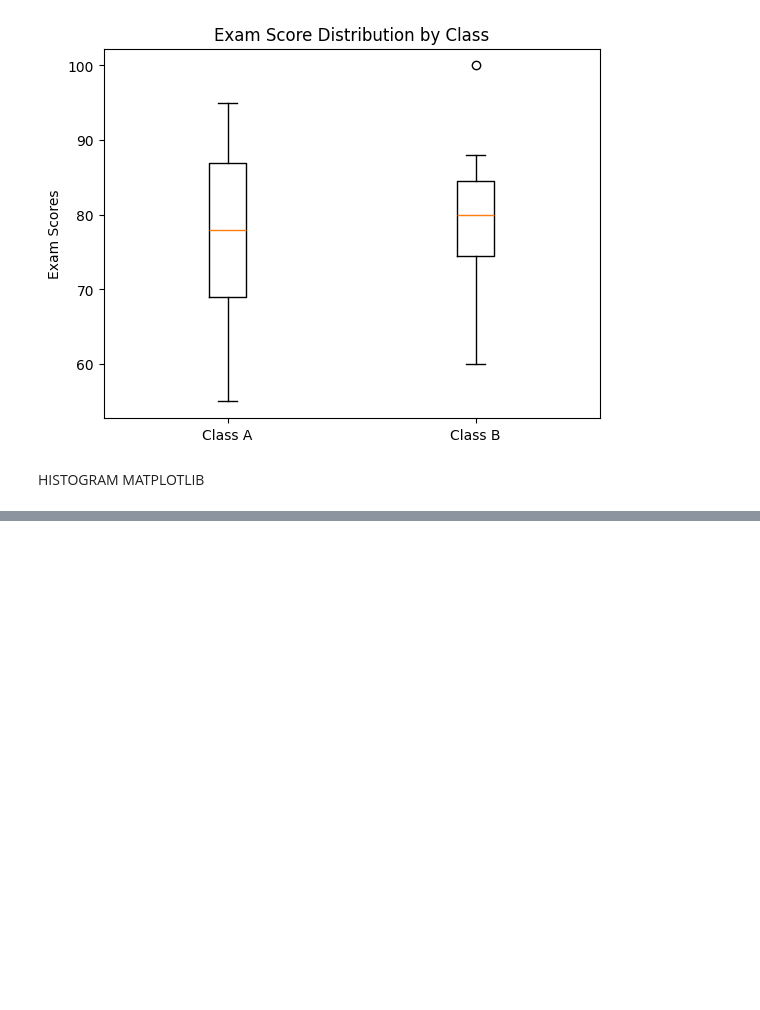
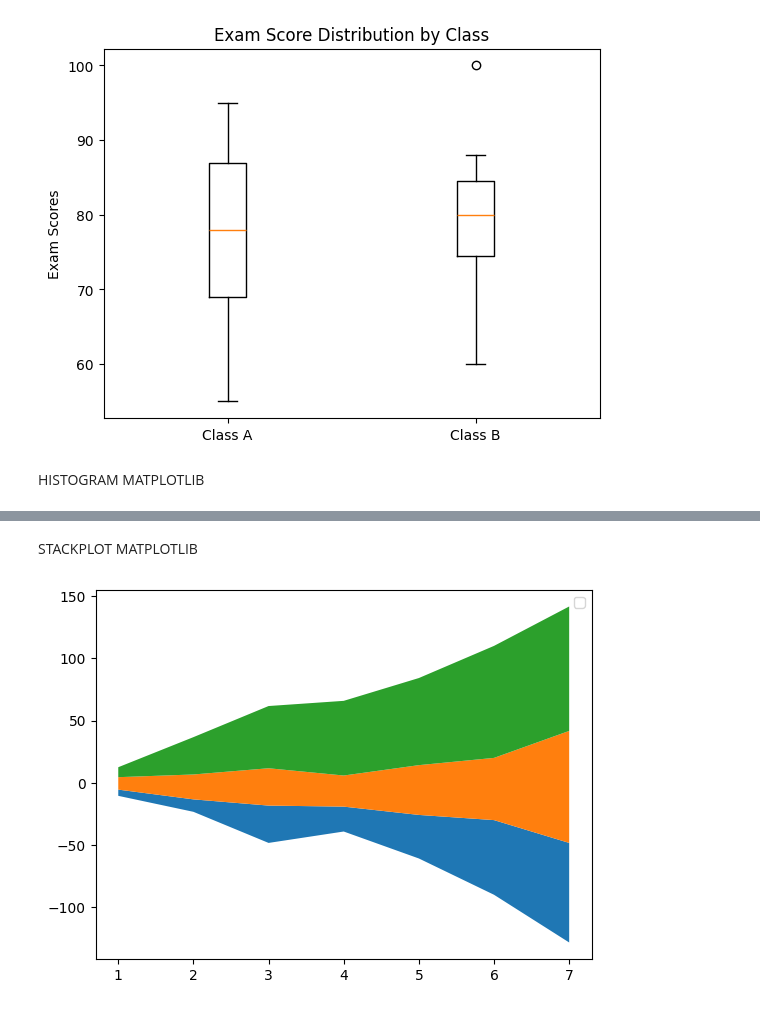
Before and after one commit to Amandeep006/QSPIDER-, a Jupyter notebook: Python/MatPlt.ipynb, the cells around one changed output, grey strips where cells are left out. Saved outputs shown, nothing was run; the diff lists cells and outputs as text; code cells hidden in the pictures; blank space fills up the shorter version.

```diff
--- a/Python/MatPlt.ipynb
+++ b/Python/MatPlt.ipynb
@@ -82,0 +103,12 @@ plt.show()
+# %% [markdown]
+STACKPLOT MATPLOTLIB
+# %%
+days=[1,2,3,4,5,6,7]
+nop1=[5,10,30,20,35,60,80]
+nop2=[10,20,30,25,40,50,90]
+nop3=[8,30,50,60,70,90,100]
+plt.stackplot(days,nop1,nop2,nop3,baseline="wiggle")
+plt.legend()
+plt.show()
+# %% [output]
+[figure, added]
```
Also changed, not shown: parts of 12 cells of this notebook, 8 other files.
